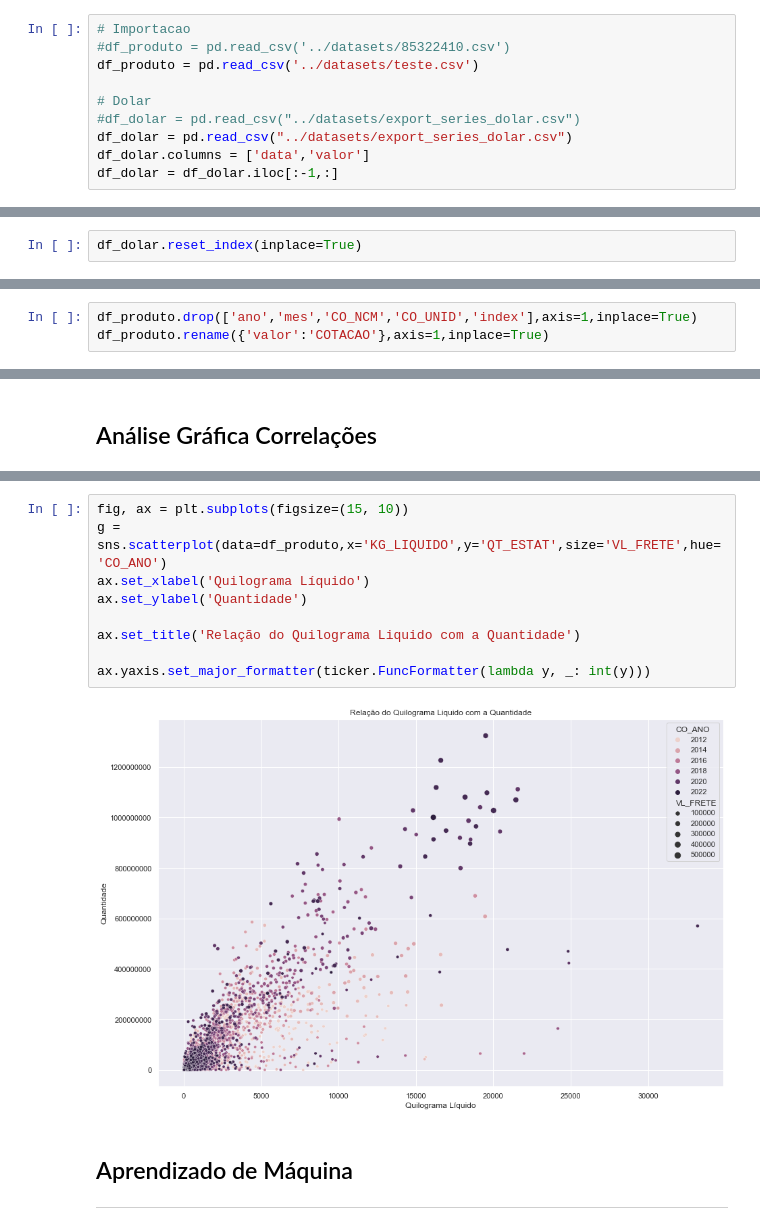
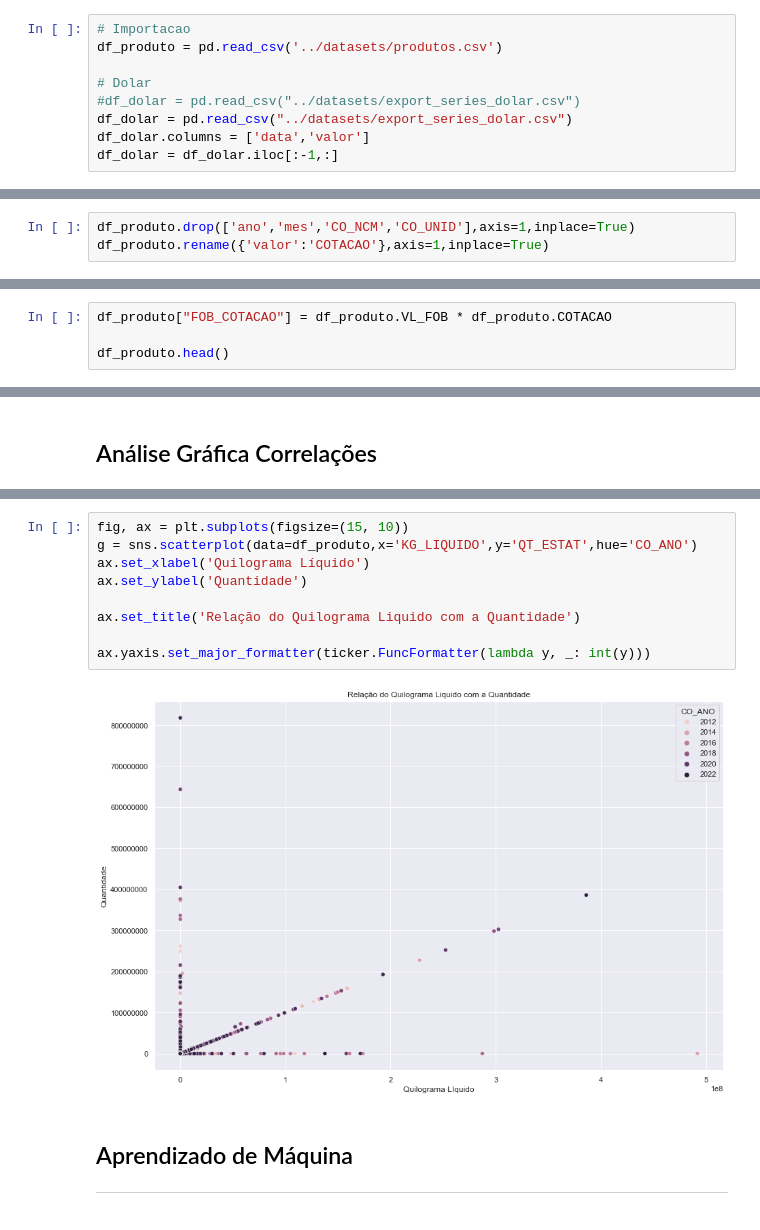
Before and after one commit to Migliorin/Comex-Data-Analysis, a Jupyter notebook: notebooks/analise_dados.ipynb, the cells around one changed output, grey strips where cells are left out. Saved outputs shown, nothing was run; the diff lists cells and outputs as text.

```diff
--- a/notebooks/analise_dados.ipynb
+++ b/notebooks/analise_dados.ipynb
@@ -603,8 +617,7 @@ plt.show()
 Para inverstigar uma correlação entre os dados de importações e a cotação do dolar, uniu-se a base de dados de **Importações** do produto "85322410" com a do **Dolar**.
 # %%
 # Importacao
-#df_produto = pd.read_csv('../datasets/85322410.csv')
-df_produto = pd.read_csv('../datasets/teste.csv')
+df_produto = pd.read_csv('../datasets/produtos.csv')
 
 # Dolar
 #df_dolar = pd.read_csv("../datasets/export_series_dolar.csv")
@@ -637,8 +650,6 @@ df_dolar['mes'] = mes
 df_dolar = df_dolar.groupby(['ano','mes']).mean()
 
 df_dolar.reset_index(inplace=True)
-# %%
-df_dolar.reset_index(inplace=True)
 # %%
 # Configurando tema
 sns.set_theme(style="darkgrid")
@@ -679,6 +690,6 @@ df_produto.head()
 
 Por ter sido especificado a mercadoria, não há necessidade de manter essas colunas na tabela e também por outras serem de identificação da posição na tabela anterior. Além disso, a renomeação de "valor" para "COTACAO" a fim de referenciar à variação do dolar naquele período.
 # %%
-df_produto.drop(['ano','mes','CO_NCM','CO_UNID','index'],axis=1,inplace=True)
+df_produto.drop(['ano','mes','CO_NCM','CO_UNID'],axis=1,inplace=True)
 df_produto.rename({'valor':'COTACAO'},axis=1,inplace=True)
 # %% [markdown]
@@ -710,0 +717,4 @@ df_produto.head()
+# %%
+df_produto["FOB_COTACAO"] = df_produto.VL_FOB * df_produto.COTACAO
+
+df_produto.head()
@@ -761,14 +766,14 @@ plt.show()
 # %%
 fig, ax = plt.subplots(figsize=(15, 10))
-g = sns.scatterplot(data=df_produto,x='KG_LIQUIDO',y='QT_ESTAT',size='VL_FRETE',hue='CO_ANO')
+g = sns.scatterplot(data=df_produto,x='KG_LIQUIDO',y='QT_ESTAT',hue='CO_ANO')
 ax.set_xlabel('Quilograma Líquido')
 ax.set_ylabel('Quantidade')
 
 ax.set_title('Relação do Quilograma Liquido com a Quantidade')
 
 ax.yaxis.set_major_formatter(ticker.FuncFormatter(lambda y, _: int(y)))
 # %% [output]
-[figure, old version]
+[figure, new version]
 # %% [markdown]
 ## Aprendizado de Máquina
 ---
```
Also changed, not shown: parts of 43 cells of this notebook, 4 other files.
